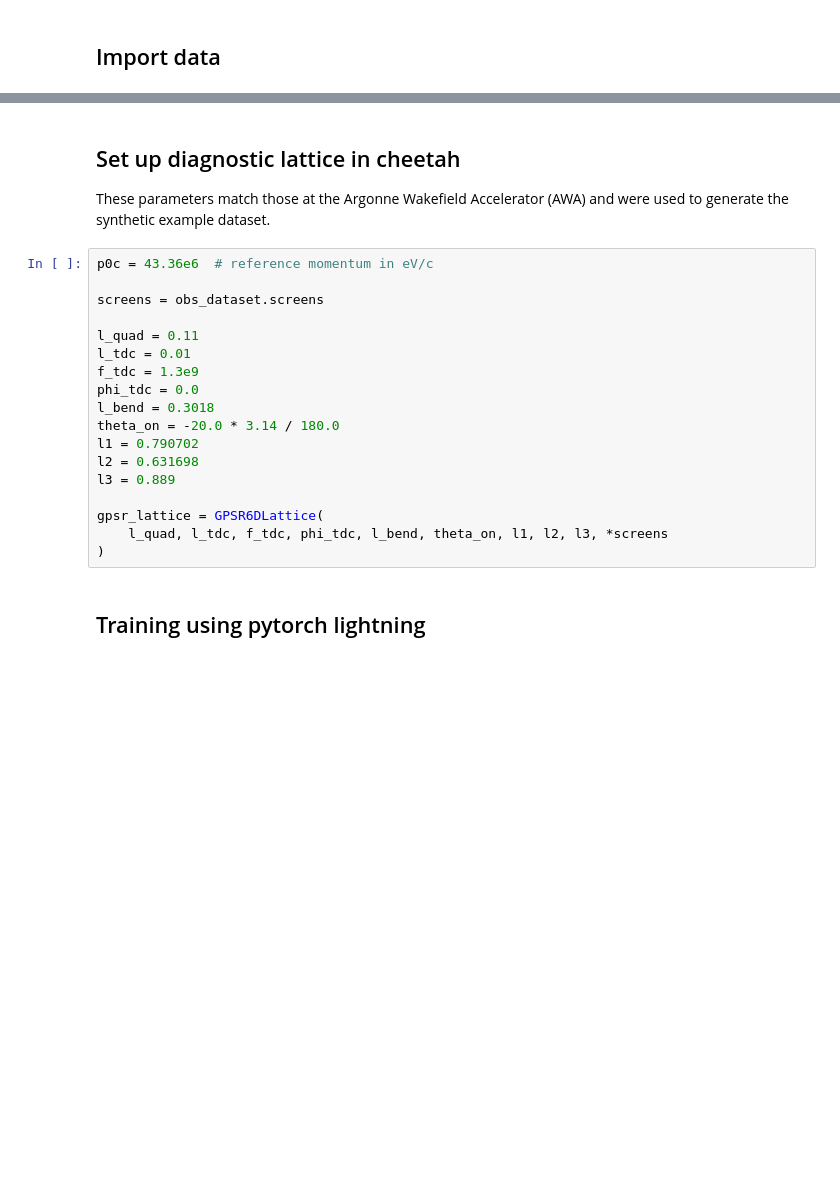
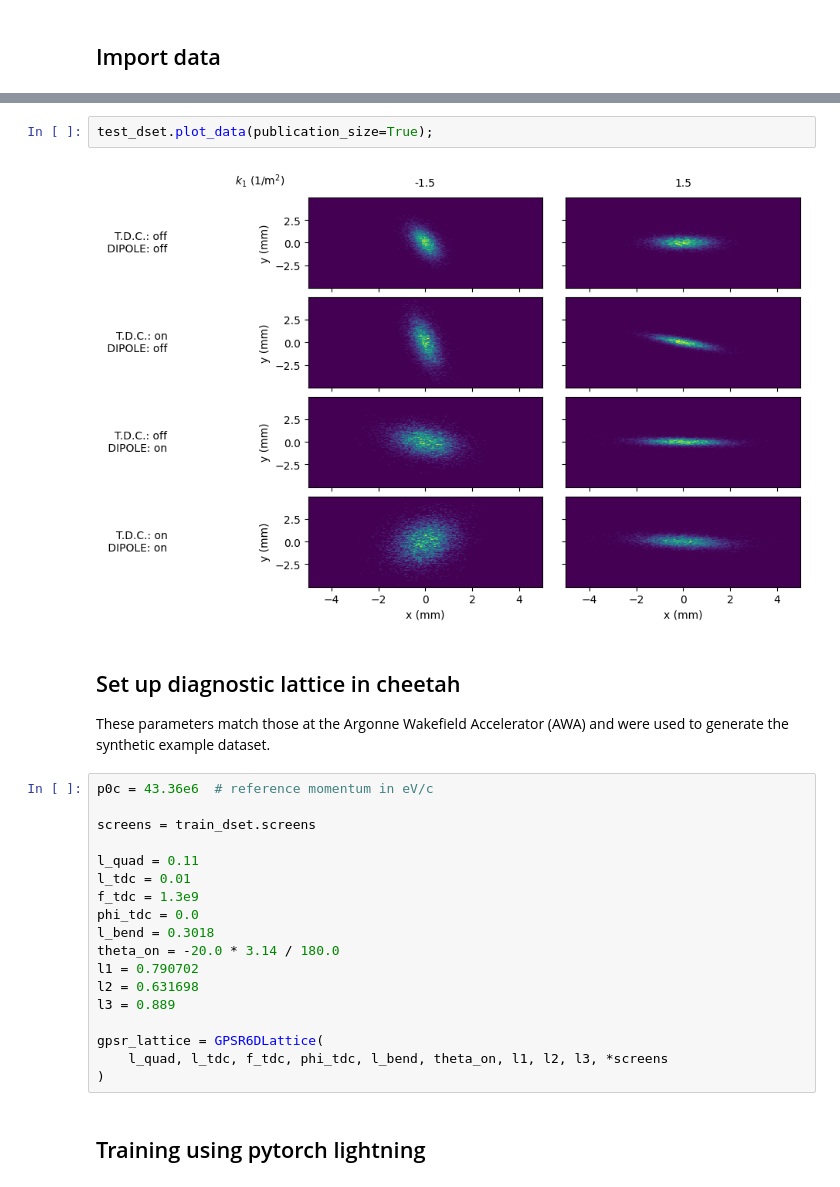
Before and after one commit to roussel-ryan/gpsr, a Jupyter notebook: docs/examples/example_reconstruction_6d.ipynb, the cells around one changed output, grey strips where cells are left out. Cells and saved outputs as stored; diff of their text form; blank space fills up the shorter version.

```diff
--- a/docs/examples/example_reconstruction_6d.ipynb
+++ b/docs/examples/example_reconstruction_6d.ipynb
@@ -30,3 +38,7 @@ torch.Size([10, 2, 3]) torch.Size([5, 2, 2, 3]) torch.Size([10, 200, 200]) torch
+# %%
+test_dset.plot_data(publication_size=True);
+# %% [output]
+[figure, added]
 # %% [markdown]
 ## Set up diagnostic lattice in cheetah
 These parameters match those at the Argonne Wakefield Accelerator (AWA) and were used
@@ -34,7 +46,7 @@ These parameters match those at the Argonne Wakefield Accelerator (AWA) and were
 # %%
 p0c = 43.36e6  # reference momentum in eV/c
 
-screens = obs_dataset.screens
+screens = train_dset.screens
 
 l_quad = 0.11
 l_tdc = 0.01
```
Also changed, not shown: parts of 7 cells of this notebook.
